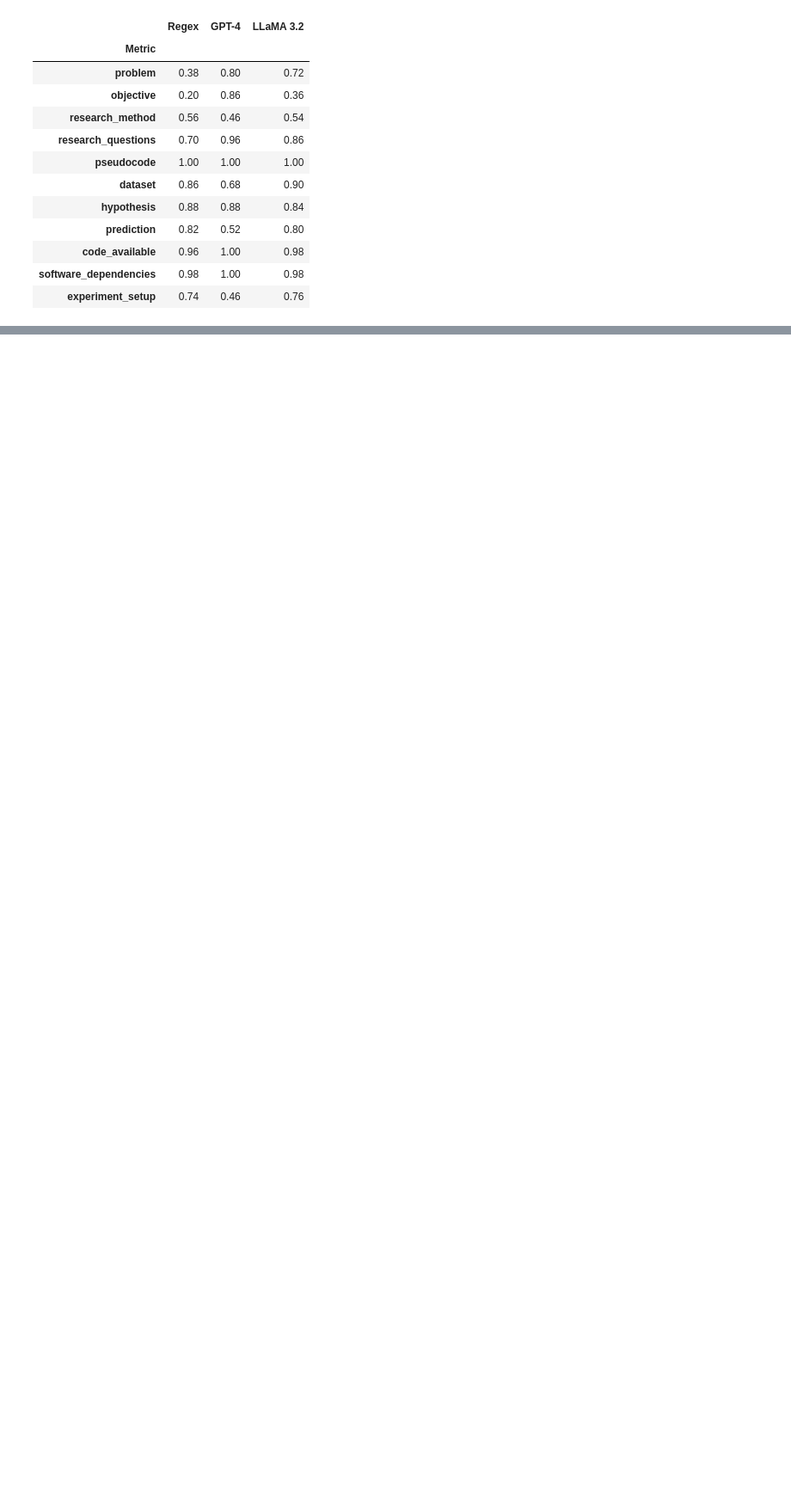
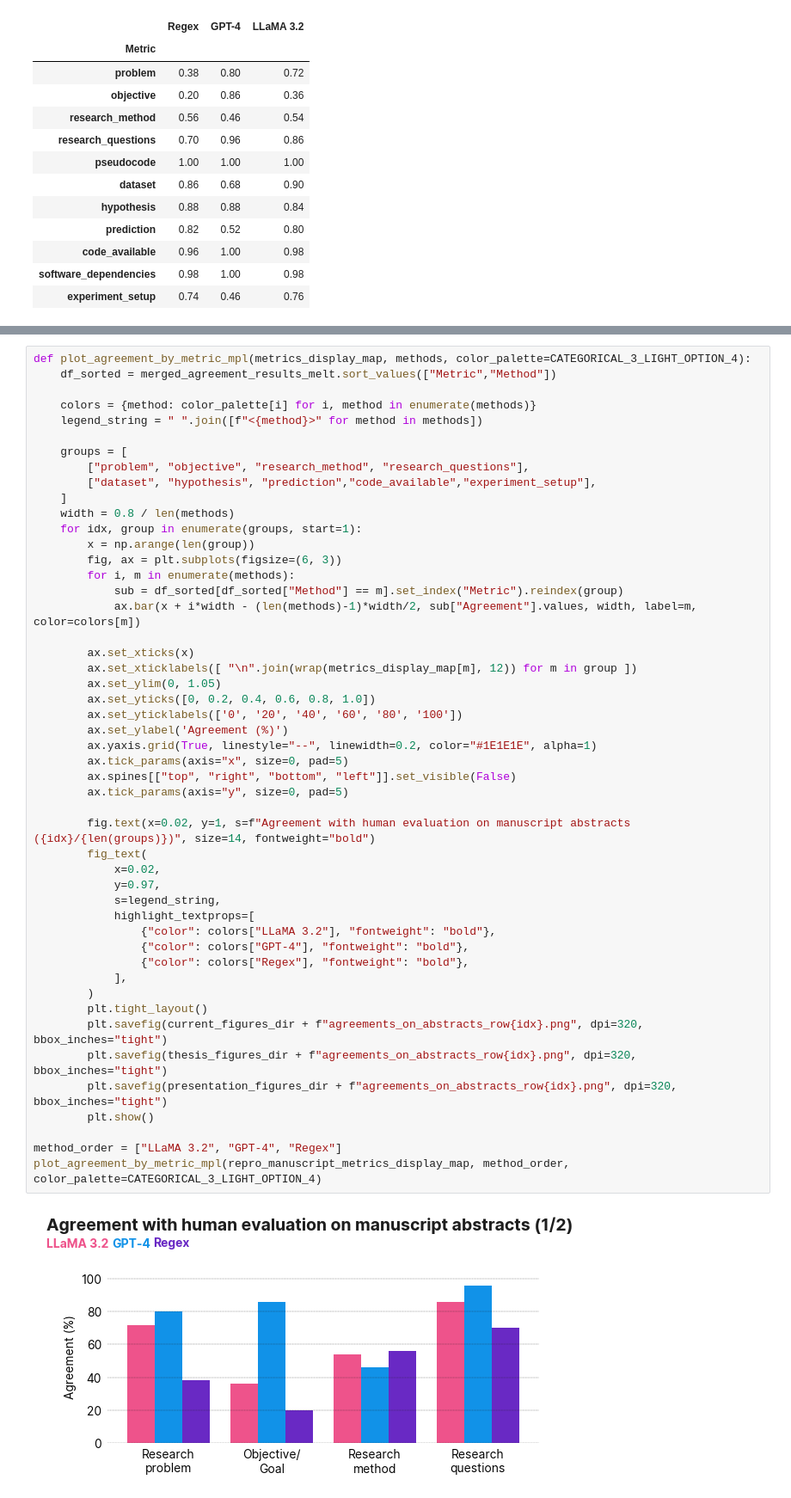
Before and after one commit to Machine-Learning-Pipelines/reproscreener, a Jupyter notebook: docs/manual_evaluation_explorer.ipynb, the cells around one changed output, grey strips where cells are left out. Shown: that part at 86% size. Saved outputs shown, nothing was run; the diff lists cells and outputs as text; blank space fills up the shorter version.

Commit message:
re-add agreement barplots, fix docstrings

```diff
--- a/docs/manual_evaluation_explorer.ipynb
+++ b/docs/manual_evaluation_explorer.ipynb
@@ -679,0 +679,51 @@ plot_heatmap_llama_colored(repro_manuscript_metrics_display_map)
+# %%
+def plot_agreement_by_metric_mpl(metrics_display_map, methods, color_palette=CATEGORICAL_3_LIGHT_OPTION_4):
+    df_sorted = merged_agreement_results_melt.sort_values(["Metric","Method"])
+
+    colors = {method: color_palette[i] for i, method in enumerate(methods)}
+    legend_string = " ".join([f"<{method}>" for method in methods])
+
+    groups = [
+        ["problem", "objective", "research_method", "research_questions"],
+        ["dataset", "hypothesis", "prediction","code_available","experiment_setup"],
+    ]
+    width = 0.8 / len(methods)
+    for idx, group in enumerate(groups, start=1):
+        x = np.arange(len(group))
+        fig, ax = plt.subplots(figsize=(6, 3))
+        for i, m in enumerate(methods):
+            sub = df_sorted[df_sorted["Method"] == m].set_index("Metric").reindex(group)
+            ax.bar(x + i*width - (len(methods)-1)*width/2, sub["Agreement"].values, width, label=m, color=colors[m])
+
+        ax.set_xticks(x)
+        ax.set_xticklabels([ "\n".join(wrap(metrics_display_map[m], 12)) for m in group ])
+        ax.set_ylim(0, 1.05)
+        ax.set_yticks([0, 0.2, 0.4, 0.6, 0.8, 1.0])
+        ax.set_yticklabels(['0', '20', '40', '60', '80', '100'])
+        ax.set_ylabel('Agreement (%)')
+        ax.yaxis.grid(True, linestyle="--", linewidth=0.2, color="#1E1E1E", alpha=1)
+        ax.tick_params(axis="x", size=0, pad=5)
+        ax.spines[["top", "right", "bottom", "left"]].set_visible(False)
+        ax.tick_params(axis="y", size=0, pad=5)
+
+        fig.text(x=0.02, y=1, s=f"Agreement with human evaluation on manuscript abstracts ({idx}/{len(groups)})", size=14, fontweight="bold")
+        fig_text(
+            x=0.02,
+            y=0.97,
+            s=legend_string,
+            highlight_textprops=[
+                {"color": colors["LLaMA 3.2"], "fontweight": "bold"},
+                {"color": colors["GPT-4"], "fontweight": "bold"},
+                {"color": colors["Regex"], "fontweight": "bold"},
+            ],
+        )
+        plt.tight_layout()
+        plt.savefig(current_figures_dir + f"agreements_on_abstracts_row{idx}.png", dpi=320, bbox_inches="tight")
+        plt.savefig(thesis_figures_dir + f"agreements_on_abstracts_row{idx}.png", dpi=320, bbox_inches="tight")
+        plt.savefig(presentation_figures_dir + f"agreements_on_abstracts_row{idx}.png", dpi=320, bbox_inches="tight")
+        plt.show()
+
+method_order = ["LLaMA 3.2", "GPT-4", "Regex"]
+plot_agreement_by_metric_mpl(repro_manuscript_metrics_display_map, method_order, color_palette=CATEGORICAL_3_LIGHT_OPTION_4)
+# %% [output]
+[figure, added]
```
Also changed, not shown: parts of 10 cells of this notebook, 6 other files.
